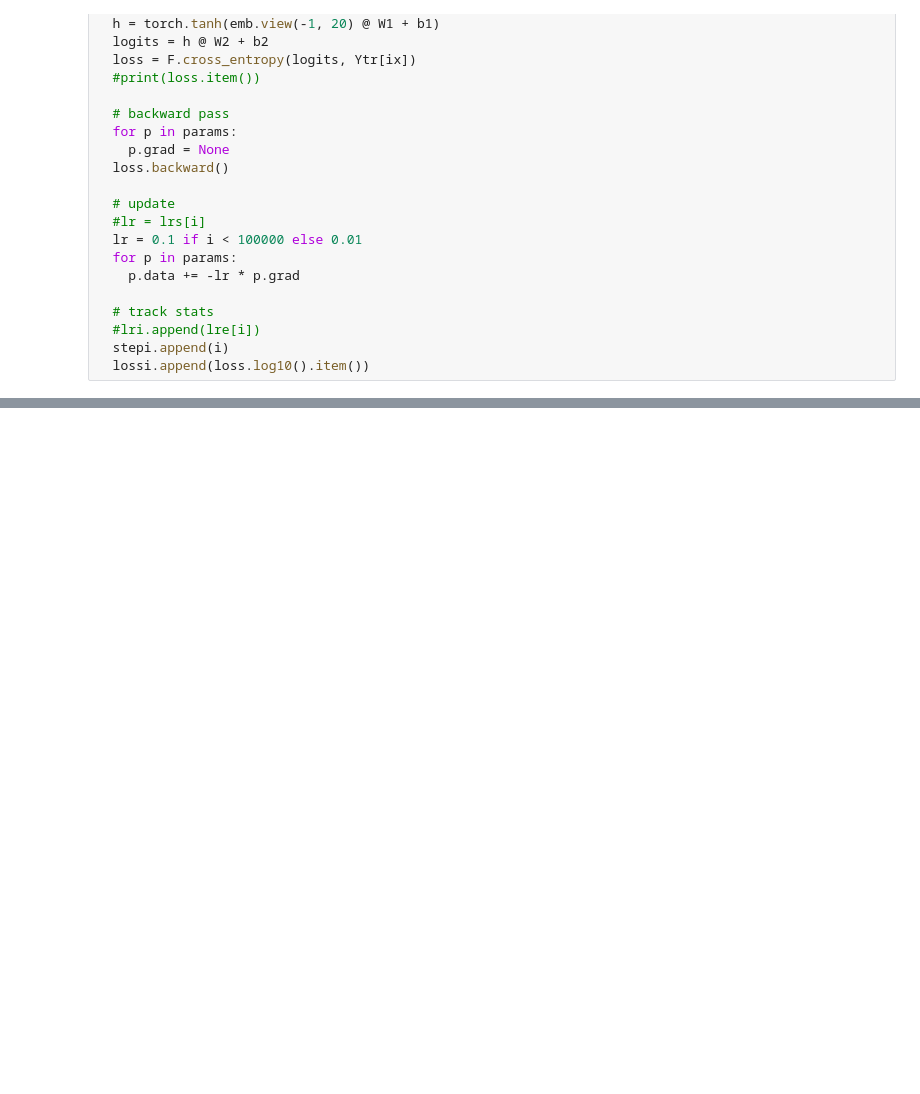
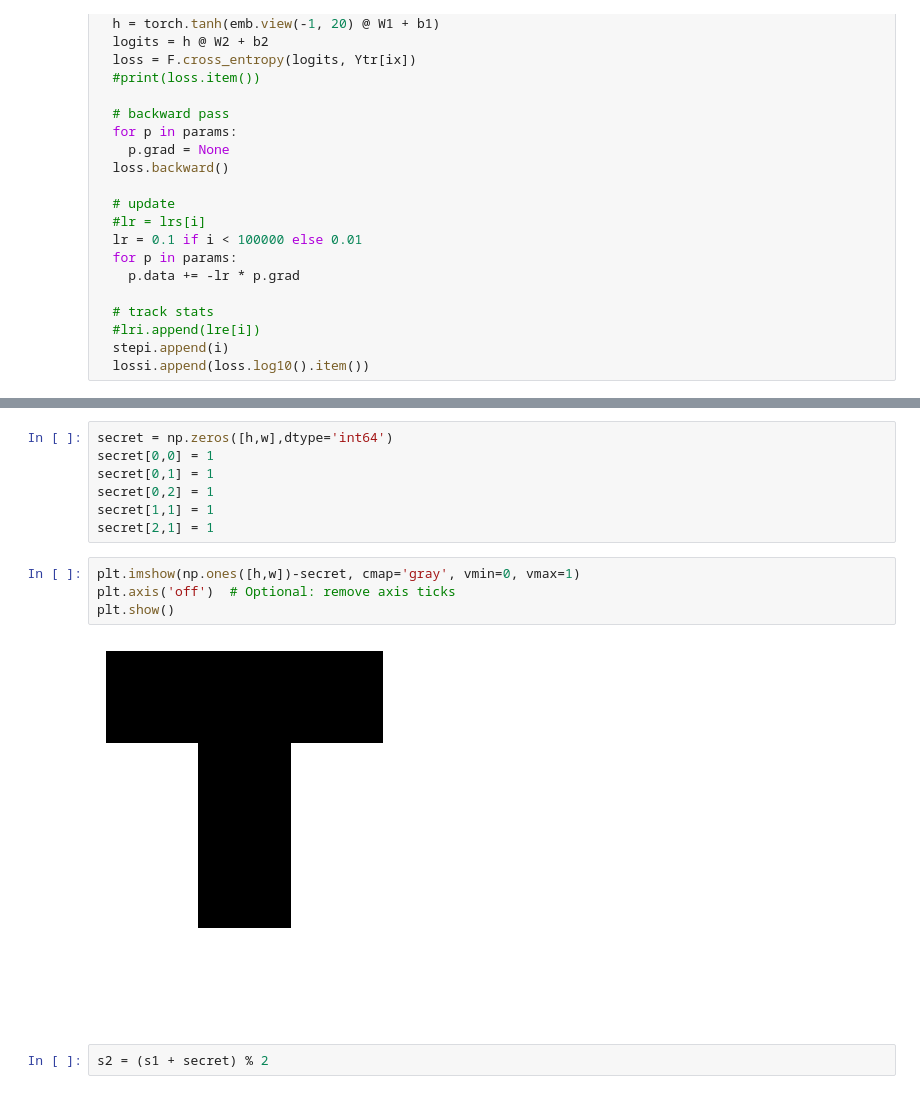
Before and after one commit to tanvirulz/funloop, a Jupyter notebook: ML/mlp.ipynb, the cells around one changed output, grey strips where cells are left out. Cells and saved outputs as stored; diff of their text form; blank space fills up the shorter version.

```diff
--- a/ML/mlp.ipynb
+++ b/ML/mlp.ipynb
@@ -241,0 +270,15 @@ plt.grid('minor')
+# %%
+secret = np.zeros([h,w],dtype='int64')
+secret[0,0] = 1
+secret[0,1] = 1
+secret[0,2] = 1
+secret[1,1] = 1
+secret[2,1] = 1
+# %%
+plt.imshow(np.ones([h,w])-secret, cmap='gray', vmin=0, vmax=1)
+plt.axis('off')  # Optional: remove axis ticks
+plt.show()
+# %% [output]
+[figure, added]
+# %%
+s2 = (s1 + secret) % 2
```
Also changed, not shown: parts of 20 cells of this notebook.
